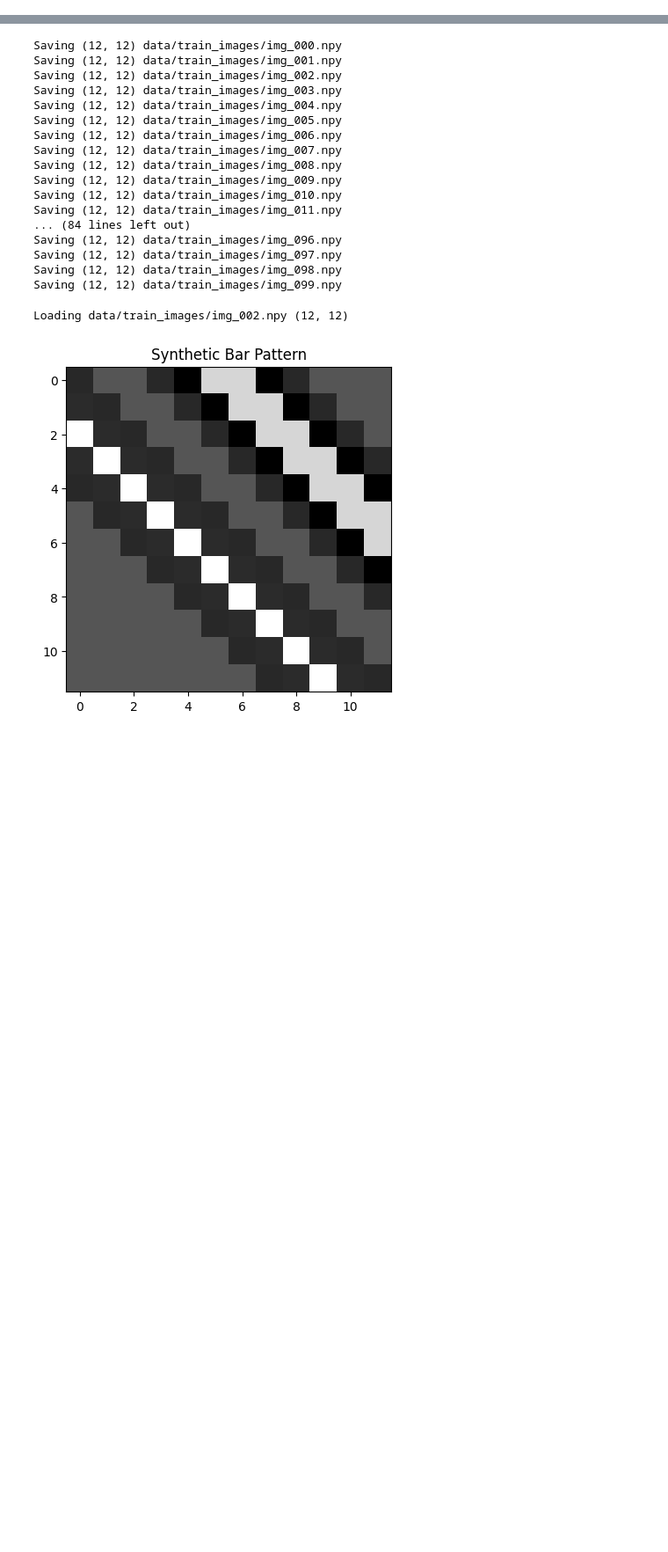
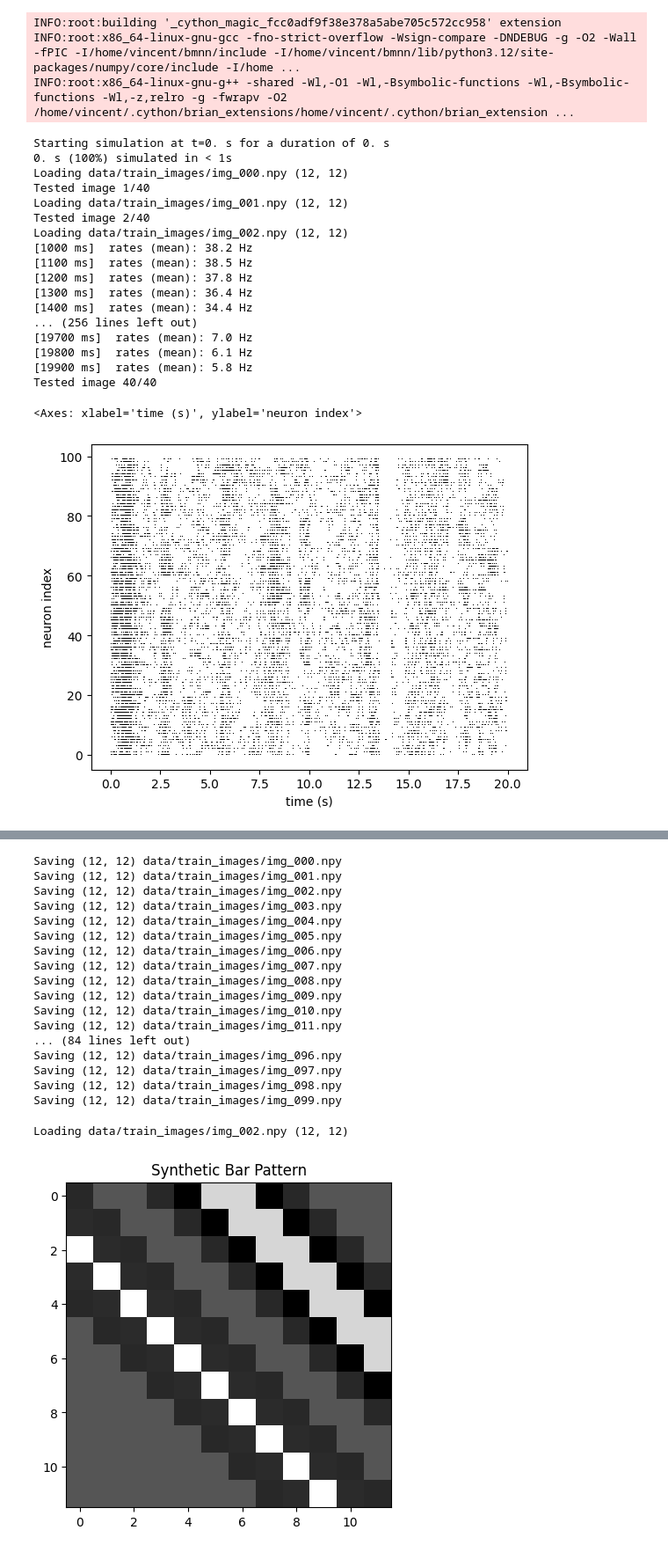
Before and after one commit to DumoulinVincent/epilepsy, a Jupyter notebook: RF_Simu_2.ipynb, the cells around one changed output, grey strips where cells are left out. Shown at 88% size. Cells and saved outputs as stored; diff of their text form; code cells hidden in the pictures; blank space fills up the shorter version.

```diff
--- a/RF_Simu_2.ipynb
+++ b/RF_Simu_2.ipynb
@@ -589,0 +593,6 @@ plot_raster(inh_mon.i, inh_mon.t, time_unit=second, marker=',', color='k')
+# %%
+start_scope()
+net = test(40)
+exc_mon = net['sp_exc']
+plot_raster(exc_mon.i, exc_mon.t, time_unit=second, marker=',', color='k')
+# %% [output]
@@ -589,0 +616,22 @@ plot_raster(inh_mon.i, inh_mon.t, time_unit=second, marker=',', color='k')
+INFO:root:building '_cython_magic_fcc0adf9f38e378a5abe705c572cc958' extension
+INFO:root:x86_64-linux-gnu-gcc -fno-strict-overflow -Wsign-compare -DNDEBUG -g -O2 -Wall -fPIC -I/home/vincent/bmnn/include -I/home/vincent/bmnn/lib/python3.12/site-packages/numpy/core/include -I/home ...
+INFO:root:x86_64-linux-gnu-g++ -shared -Wl,-O1 -Wl,-Bsymbolic-functions -Wl,-Bsymbolic-functions -Wl,-z,relro -g -fwrapv -O2 /home/vincent/.cython/brian_extensions/home/vincent/.cython/brian_extension ...
+Starting simulation at t=0. s for a duration of 0. s
+0. s (100%) simulated in < 1s
+Loading data/train_images/img_000.npy (12, 12)
+Tested image 1/40
+Loading data/train_images/img_001.npy (12, 12)
+Tested image 2/40
+Loading data/train_images/img_002.npy (12, 12)
+[1000 ms]  rates (mean): 38.2 Hz
+[1100 ms]  rates (mean): 38.5 Hz
+[1200 ms]  rates (mean): 37.8 Hz
+[1300 ms]  rates (mean): 36.4 Hz
+[1400 ms]  rates (mean): 34.4 Hz
+... (256 lines left out)
+[19700 ms]  rates (mean): 7.0 Hz
+[19800 ms]  rates (mean): 6.1 Hz
+[19900 ms]  rates (mean): 5.8 Hz
+Tested image 40/40
+<Axes: xlabel='time (s)', ylabel='neuron index'>
+[figure, added]
```
Also changed, not shown: parts of 5 cells of this notebook, 5 other files.
